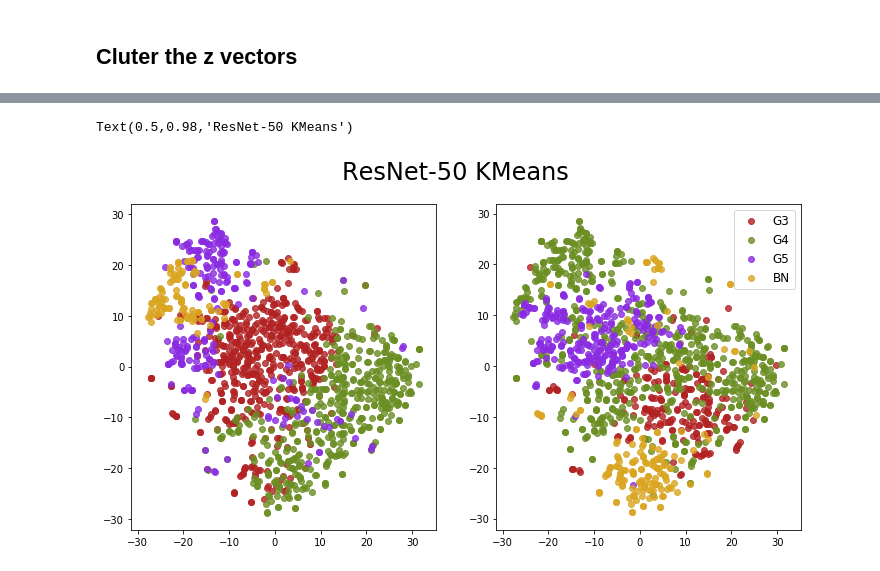
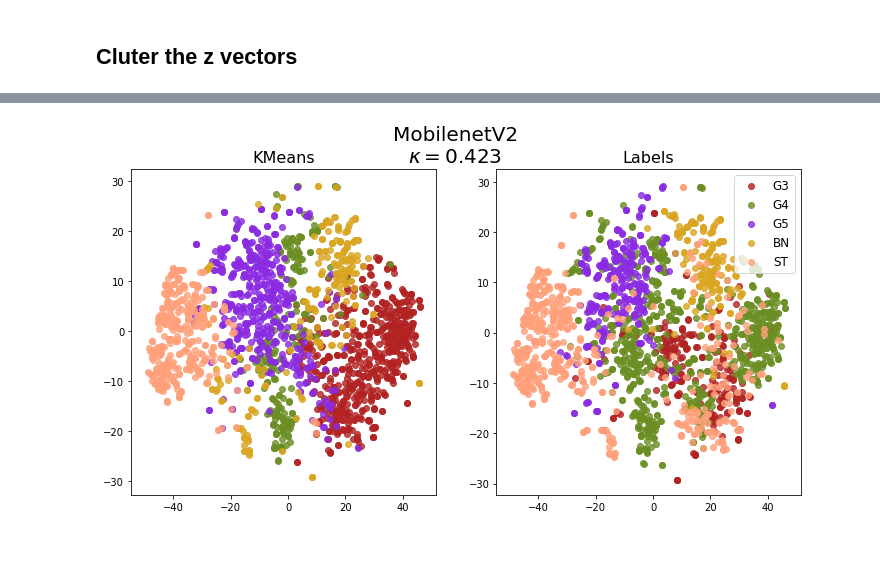
Before and after one commit to BioImageInformatics/gleason_grade, a Jupyter notebook: notebooks/hub_clustering.ipynb, the cells around one changed output, grey strips where cells are left out. Drawn from its saved outputs; the diff is of its cells as text; code cells hidden in the pictures.

```diff
--- a/notebooks/hub_clustering.ipynb
+++ b/notebooks/hub_clustering.ipynb
@@ -151,4 +163,27 @@ z manifold (1331, 2)
 ## Cluter the z vectors
 # %%
 # clusterer = KMeans(n_clusters=5, n_jobs=4, verbose=0, n_init=25).fit(z_vectors)
-clusterer = MiniBatchKMeans(n_clusters=4, verbose=0, n_init=100).fit(z_vectors)
+clusterer = MiniBatchKMeans(n_clusters=5, verbose=0, n_init=100).fit(z_vectors)
+# %%
+# Compare label assignments with the annotation
+clustered = clusterer.labels_
+
+max_kappa = 0.0
+best_remapped = None
+
+for _ in range(10):
+    clusterer = MiniBatchKMeans(n_clusters=5, verbose=0, n_init=100).fit(z_vectors)
+    for perm in multiset_permutations(range(5)):
+        # Pick a mapping clustered --> labels
+        mapping = {x: k for x, k in zip(range(5), perm)}
+
+        clustered_remapped = np.asarray([mapping[y] for y in clustered])
+
+        kappa = cohen_kappa_score(img_classes, clustered_remapped)
+
+        if kappa > max_kappa:
+            best_remapped = clustered_remapped
+            max_kappa = kappa
+            print(kappa)
+            print(mapping)
+            print(classification_report(img_classes, clustered_remapped), end='\n\n')
@@ -155,15 +208,17 @@ clusterer = MiniBatchKMeans(n_clusters=4, verbose=0, n_init=100).fit(z_vectors)
 # %%
 fig, axs = plt.subplots(1,2, figsize=(12, 6))
 
-for k in range(4):
-    idxs = np.where(clusterer.labels_==k)
+for k in range(5):
+    idxs = np.where(best_remapped==k)
     sns.regplot(z_manifold[idxs,0], z_manifold[idxs,1], fit_reg=False, color=colors[k], ax=axs[0])
 
     idxs = np.where(img_classes==k)
     sns.regplot(z_manifold[idxs,0], z_manifold[idxs,1], fit_reg=False, color=colors[k], label=labels[k], ax=axs[1])
 
+axs[0].set_title('KMeans', fontsize=16)
+axs[1].set_title('Labels', fontsize=16)
 plt.legend(fontsize=12)
-plt.suptitle('ResNet-50 KMeans', fontsize=24)
+plt.suptitle(u'{}\n$\kappa={:3.3f}$'.format(MODULE_NAME, max_kappa), fontsize=20)
+plt.savefig('/home/nathan/Dropbox/_papers/gleason_grade/{}_kmeans.pdf'.format(MODULE_NAME), bbox_inches='tight')
 # %% [output]
-Text(0.5,0.98,'ResNet-50 KMeans')
-[figure, old version]
+[figure, new version]
```
Also changed, not shown: parts of 5 cells of this notebook, 5 other files.
